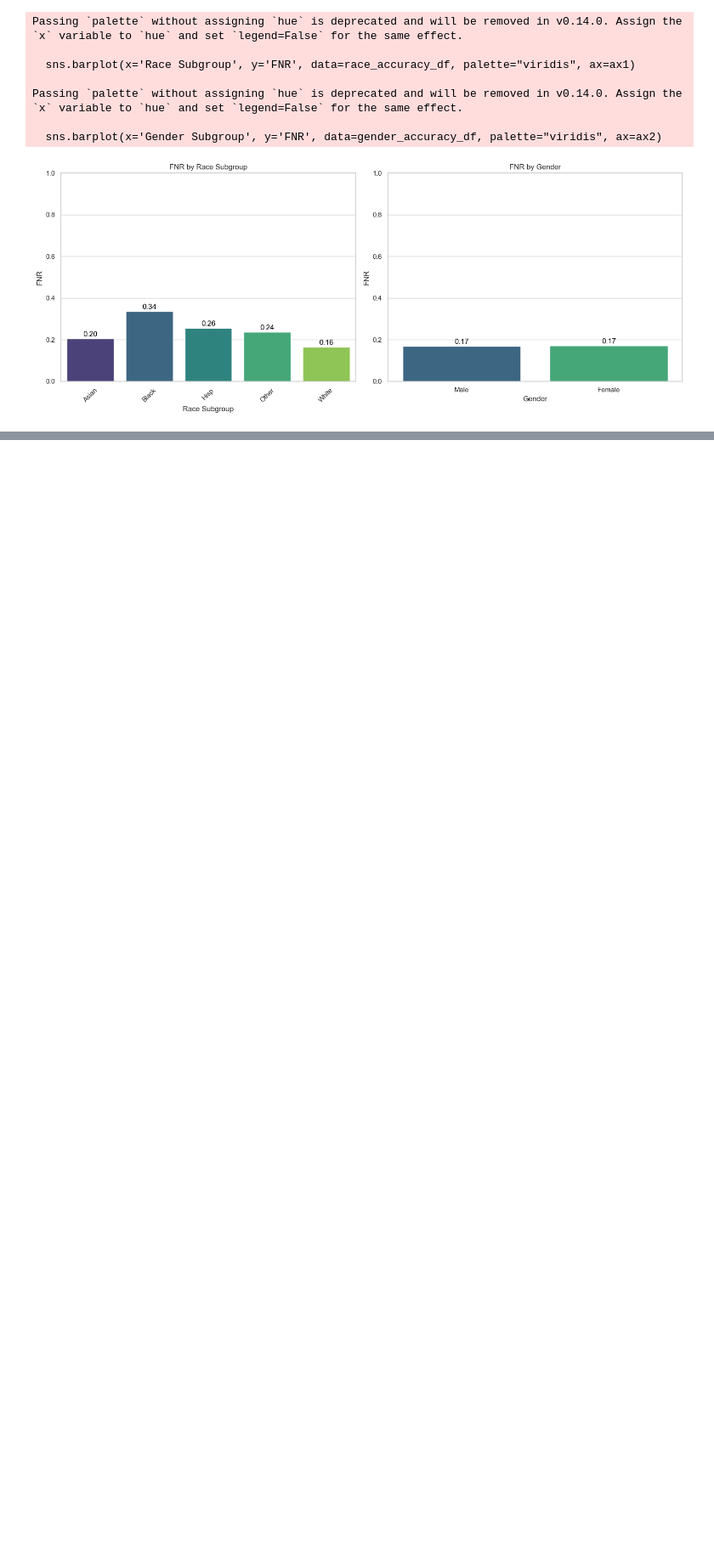
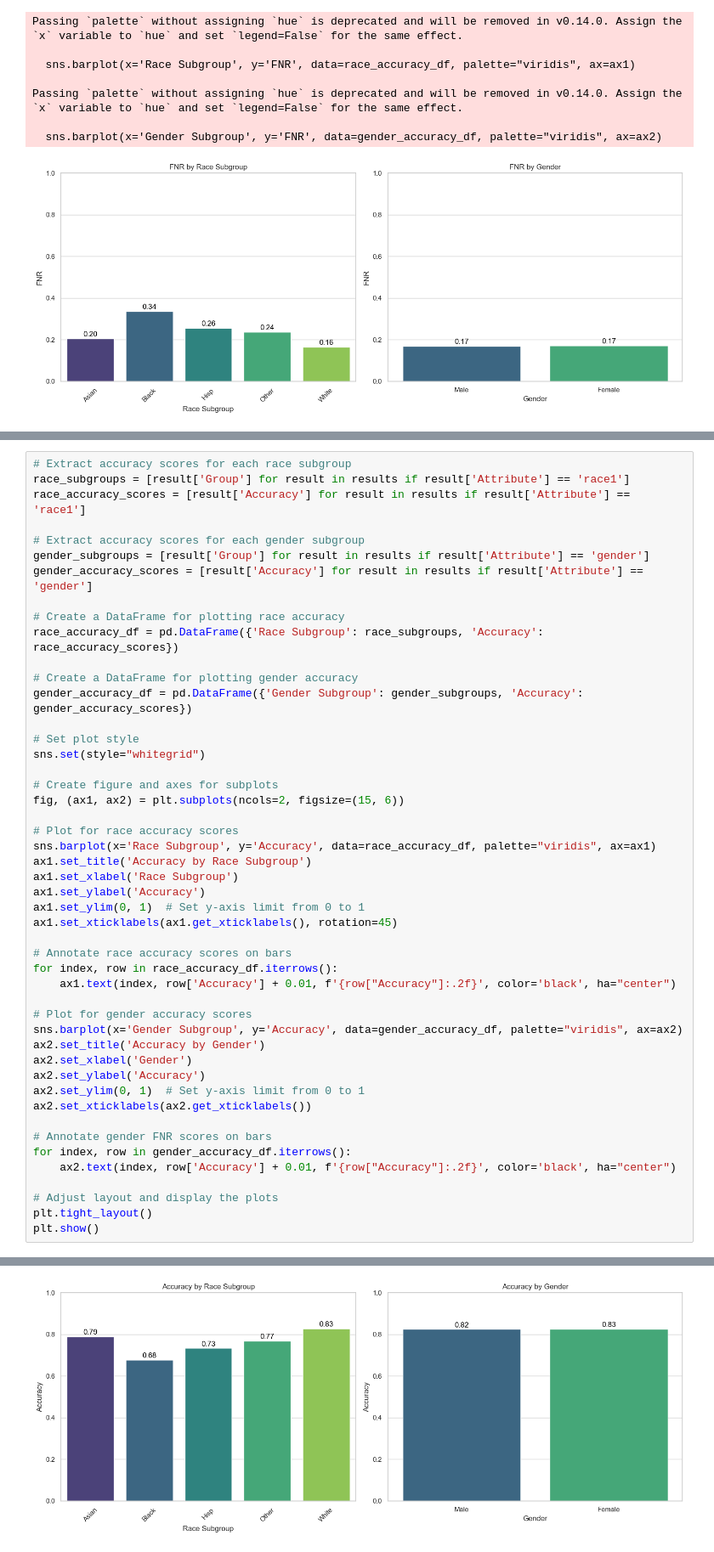
Before and after one commit to juliehinge/Algorithmic-Fairness, a Jupyter notebook: baseline_evaluations.ipynb, the cells around one changed output, grey strips where cells are left out. Shown at 85% size. Cells and saved outputs as stored; diff of their text form; blank space fills up the shorter version.

```diff
--- a/baseline_evaluations.ipynb
+++ b/baseline_evaluations.ipynb
@@ -252,0 +255,49 @@ Passing `palette` without assigning `hue` is deprecated and will be removed in v
+# %%
+# Extract accuracy scores for each race subgroup
+race_subgroups = [result['Group'] for result in results if result['Attribute'] == 'race1']
+race_accuracy_scores = [result['Accuracy'] for result in results if result['Attribute'] == 'race1']
+
+# Extract accuracy scores for each gender subgroup
+gender_subgroups = [result['Group'] for result in results if result['Attribute'] == 'gender']
+gender_accuracy_scores = [result['Accuracy'] for result in results if result['Attribute'] == 'gender']
+
+# Create a DataFrame for plotting race accuracy
+race_accuracy_df = pd.DataFrame({'Race Subgroup': race_subgroups, 'Accuracy': race_accuracy_scores})
+
+# Create a DataFrame for plotting gender accuracy
+gender_accuracy_df = pd.DataFrame({'Gender Subgroup': gender_subgroups, 'Accuracy': gender_accuracy_scores})
+
+# Set plot style
+sns.set(style="whitegrid")
+
+# Create figure and axes for subplots
+fig, (ax1, ax2) = plt.subplots(ncols=2, figsize=(15, 6))
+
+# Plot for race accuracy scores
+sns.barplot(x='Race Subgroup', y='Accuracy', data=race_accuracy_df, palette="viridis", ax=ax1)
+ax1.set_title('Accuracy by Race Subgroup')
+ax1.set_xlabel('Race Subgroup')
+ax1.set_ylabel('Accuracy')
+ax1.set_ylim(0, 1)  # Set y-axis limit from 0 to 1
+ax1.set_xticklabels(ax1.get_xticklabels(), rotation=45)
+
+# Annotate race accuracy scores on bars
+for index, row in race_accuracy_df.iterrows():
+    ax1.text(index, row['Accuracy'] + 0.01, f'{row["Accuracy"]:.2f}', color='black', ha="center")
+
+# Plot for gender accuracy scores
+sns.barplot(x='Gender Subgroup', y='Accuracy', data=gender_accuracy_df, palette="viridis", ax=ax2)
+ax2.set_title('Accuracy by Gender')
+ax2.set_xlabel('Gender')
+ax2.set_ylabel('Accuracy')
+ax2.set_ylim(0, 1)  # Set y-axis limit from 0 to 1
+ax2.set_xticklabels(ax2.get_xticklabels())
+
+# Annotate gender FNR scores on bars
+for index, row in gender_accuracy_df.iterrows():
+    ax2.text(index, row['Accuracy'] + 0.01, f'{row["Accuracy"]:.2f}', color='black', ha="center")
+
+# Adjust layout and display the plots
+plt.tight_layout()
+plt.show()
+# %% [output]
@@ -252,0 +311 @@ Passing `palette` without assigning `hue` is deprecated and will be removed in v
+[figure, added]
```
Also changed, not shown: parts of 2 cells of this notebook, 3 other files.
